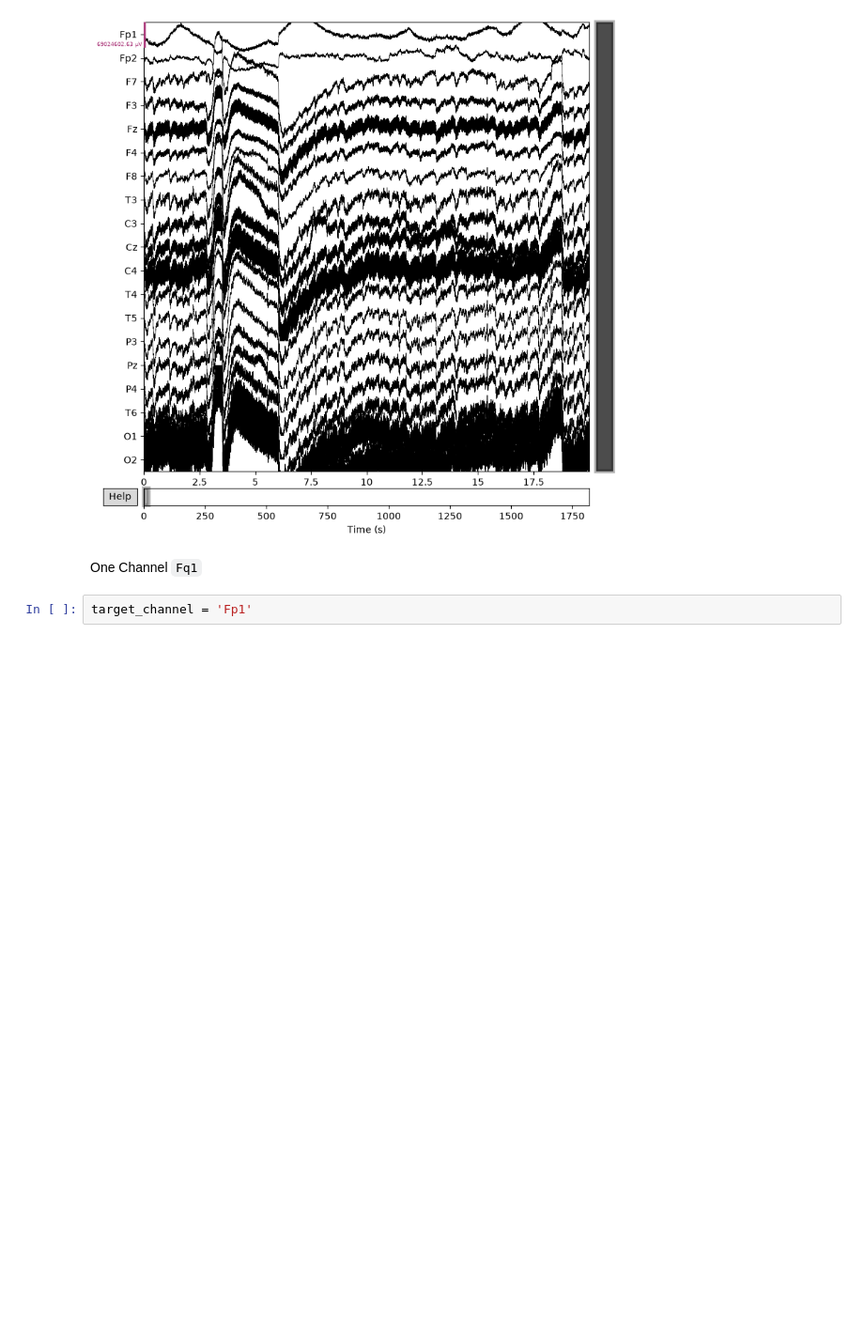
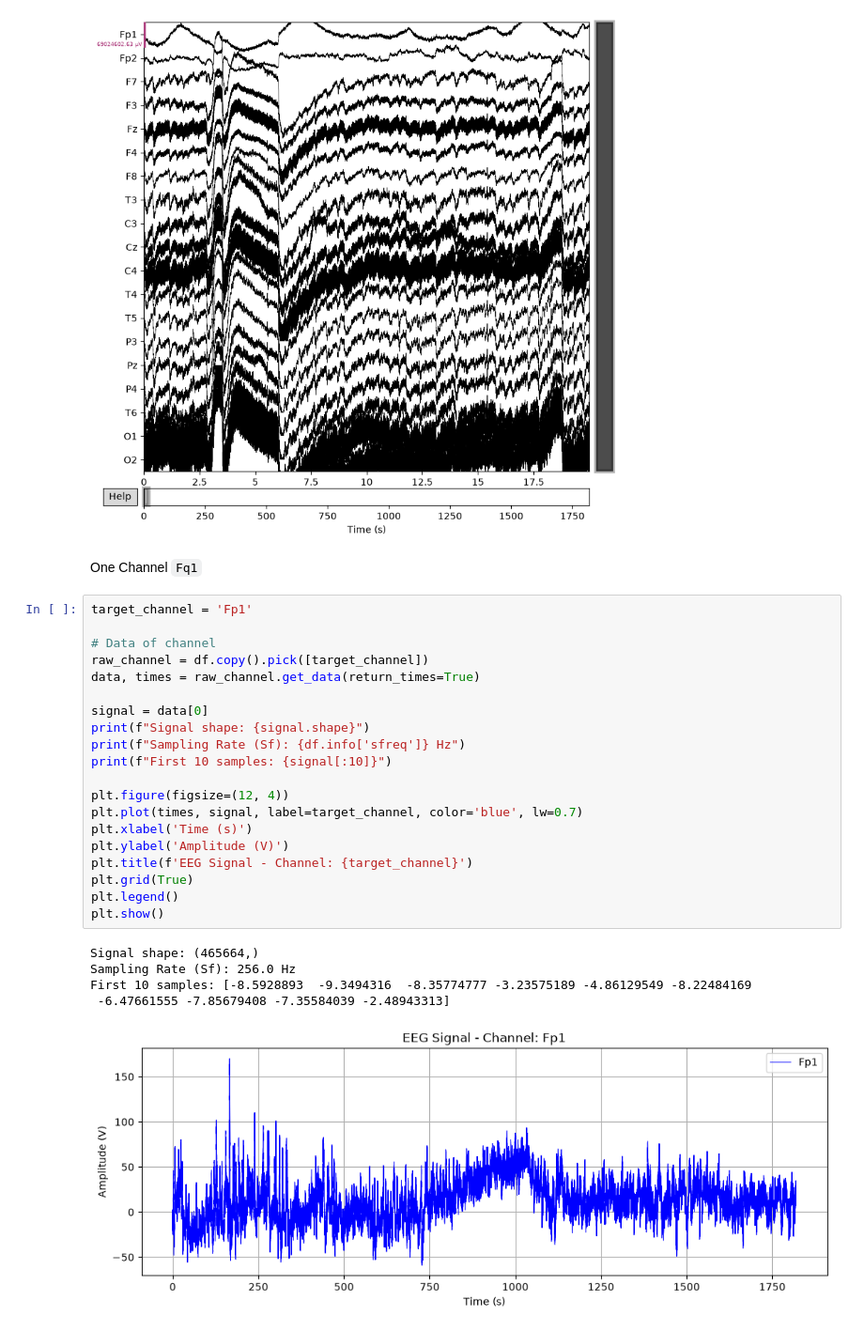
Before and after one commit to Mohsenmohebbi1993/EEG-Signals-From-Normal-and-MCI, a Jupyter notebook: Signal _EEG_data.ipynb, the cells around one changed output. Shown at 94% size. Drawn from its saved outputs; the diff is of its cells as text; blank space fills up the shorter version.

Commit message:
selection Fq1 and plot

```diff
--- a/Signal _EEG_data.ipynb
+++ b/Signal _EEG_data.ipynb
@@ -144,3 +144,27 @@ Using matplotlib as 2D backend.
 One Channel `Fq1`
 # %%
 target_channel = 'Fp1'
+
+# Data of channel
+raw_channel = df.copy().pick([target_channel])
+data, times = raw_channel.get_data(return_times=True)
+
+signal = data[0]
+print(f"Signal shape: {signal.shape}")
+print(f"Sampling Rate (Sf): {df.info['sfreq']} Hz")
+print(f"First 10 samples: {signal[:10]}")
+
+plt.figure(figsize=(12, 4))
+plt.plot(times, signal, label=target_channel, color='blue', lw=0.7)
+plt.xlabel('Time (s)')
+plt.ylabel('Amplitude (V)')
+plt.title(f'EEG Signal - Channel: {target_channel}')
+plt.grid(True)
+plt.legend()
+plt.show()
+# %% [output]
+Signal shape: (465664,)
+Sampling Rate (Sf): 256.0 Hz
+First 10 samples: [-8.5928893  -9.3494316  -8.35774777 -3.23575189 -4.86129549 -8.22484169
+ -6.47661555 -7.85679408 -7.35584039 -2.48943313]
+[figure, added]
```
